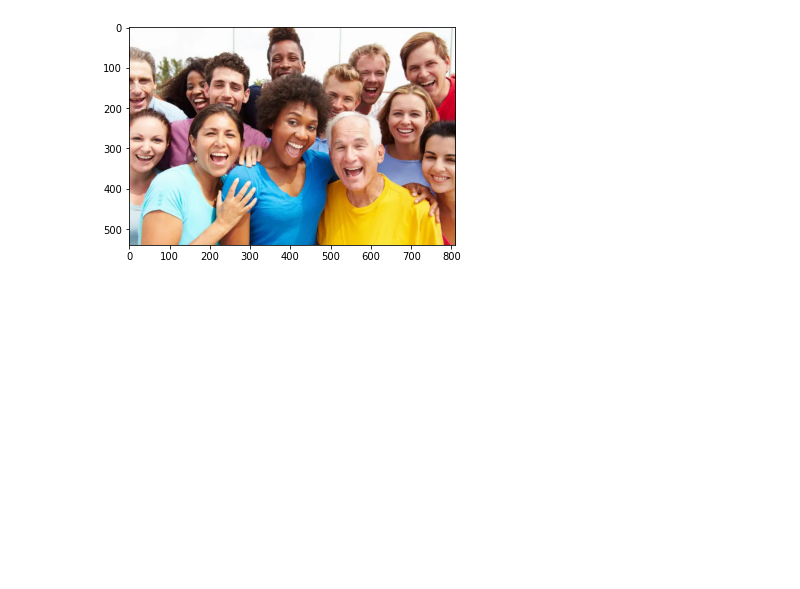
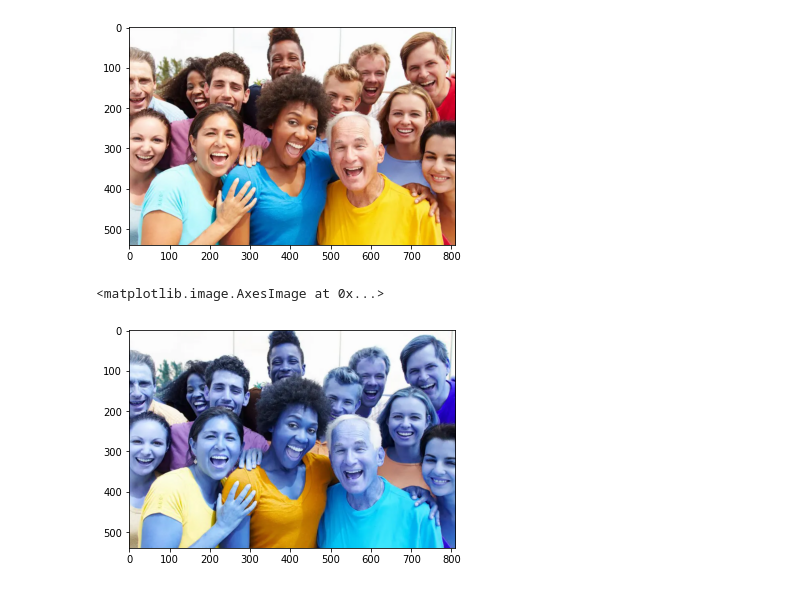
Before and after one commit to ricardopesce/mask-detect, a Jupyter notebook: Mask-detect.ipynb, the cells around one changed output. Drawn from its saved outputs; the diff is of its cells as text; code cells hidden in the pictures; blank space fills up the shorter version.

Commit message:
reading and showing image (RGB X BGR)

```diff
--- a/Mask-detect.ipynb
+++ b/Mask-detect.ipynb
@@ -47,3 +47,10 @@ def mostrar_imagem(imagem):
 mostrar_imagem(imagem)
 # %% [output]
 [figure]
+# %%
+# experimentando mostrar a imagem sem a conversão de rgb
+plt.imshow(imagem)
+# imagem original está em BGR (cores ao contrátio, então Matplotlib lê lê RGB e sai o negativo da foto)
+# %% [output]
+<matplotlib.image.AxesImage at 0x...>
+[figure, added]
```
